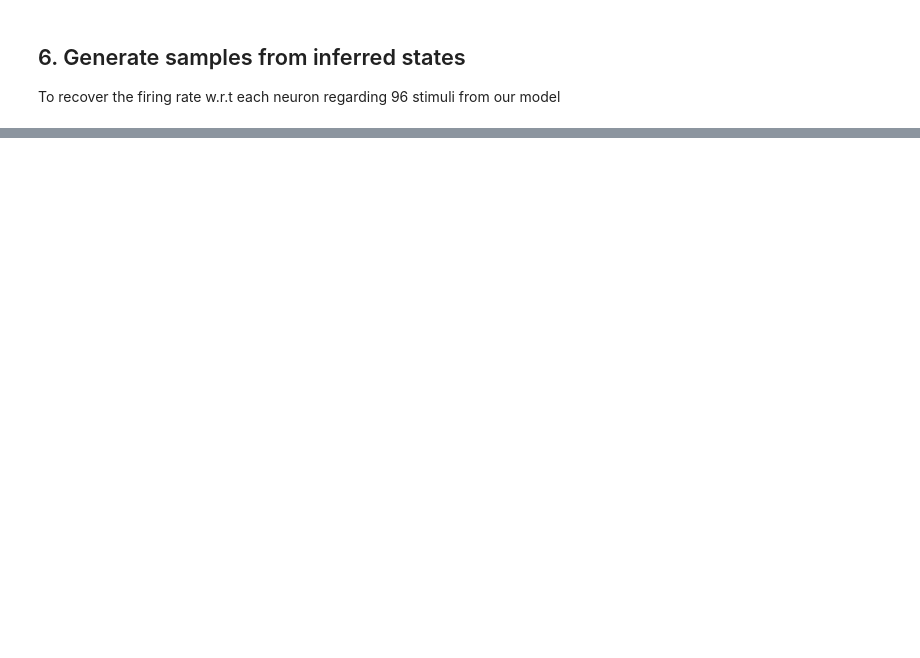
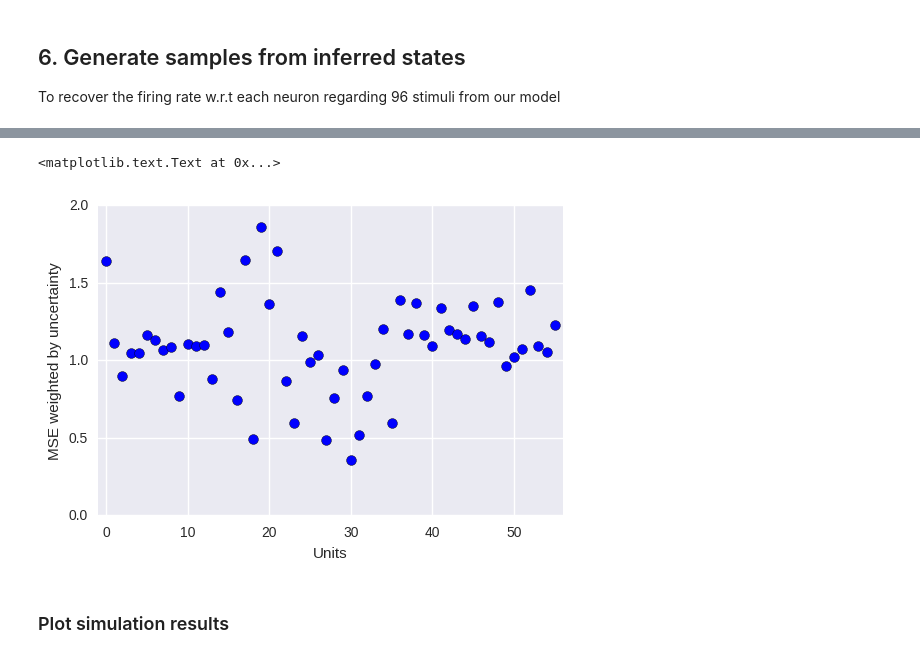
Before and after one commit to pearsonlab/spiketopics, a Jupyter notebook: experiments/imgclust/explore_inferred_states.ipynb, the cells around one changed output, grey strips where cells are left out. Saved outputs shown, nothing was run; the diff lists cells and outputs as text; code cells hidden in the pictures; blank space fills up the shorter version.

```diff
--- a/experiments/imgclust/explore_inferred_states.ipynb
+++ b/experiments/imgclust/explore_inferred_states.ipynb
@@ -803,0 +856,15 @@ for unit in range(Nu):
+# %%
+diff = allstats[:, :, 0].T - dfpivot.values
+denom = np.var(allstats[:, :, 0].T, axis=0) + np.var(dfpivot.values, axis=0)
+wmse = np.mean(diff * diff, axis=0) / denom
+
+plt.scatter(xrange(len(wmse)), wmse, s=50)
+plt.xlim(-1, 56)
+plt.ylim(0, 2)
+plt.xlabel('Units')
+plt.ylabel('MSE weighted by uncertainty')
+# %% [output]
+<matplotlib.text.Text at 0x...>
+[figure, added]
+# %% [markdown]
+### Plot simulation results
```
Also changed, not shown: parts of 13 cells of this notebook.
